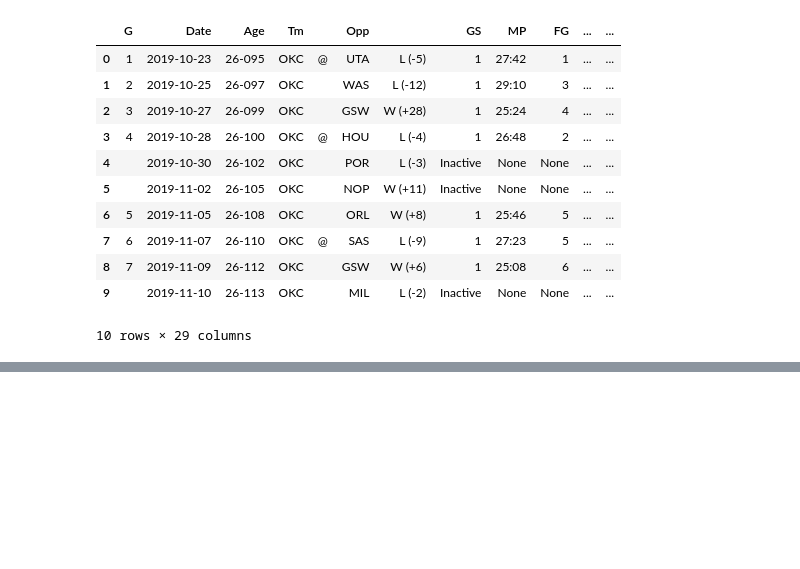
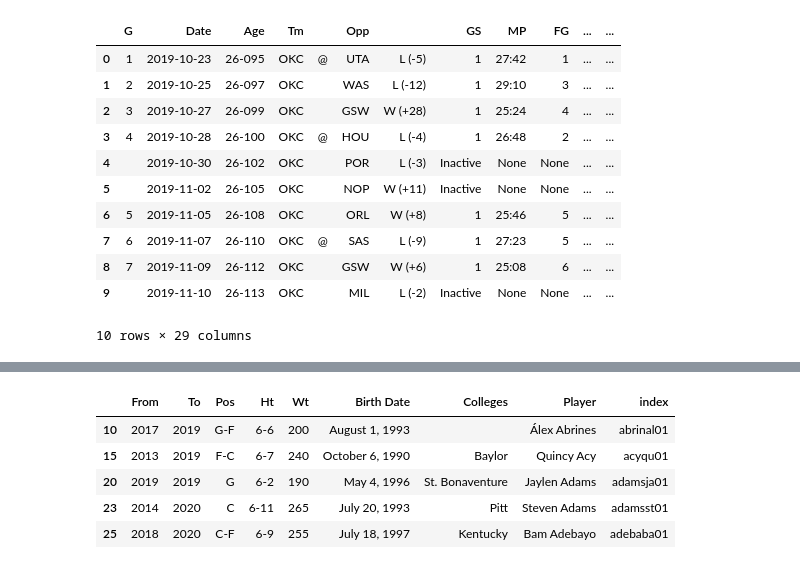
Before and after one commit to Carterbouley/nba_simulation, a Jupyter notebook: Scraping.ipynb, the cells around one changed output, grey strips where cells are left out. Saved outputs shown, nothing was run; the diff lists cells and outputs as text; code cells hidden in the pictures; blank space fills up the shorter version.

```diff
--- a/Scraping.ipynb
+++ b/Scraping.ipynb
@@ -152,0 +107,3 @@ rows
+# %%
+import string
+alphabet = list(string.ascii_lowercase)
@@ -152,0 +168,15 @@ rows
+# %%
+new_df = pd.concat(list_of_dfs)
+# %%
+new_df = new_df[1:]
+# %%
+recent_players = new_df.loc[new_df['To'] >= '2018']
+# %%
+recent_players.head()
+# %% [output]
+|  | From | To | Pos | Ht | Wt | Birth Date | Colleges | Player | index |
+| 10 | 2017 | 2019 | G-F | 6-6 | 200 | August 1, 1993 |  | Álex Abrines | abrinal01 |
+| 15 | 2013 | 2019 | F-C | 6-7 | 240 | October 6, 1990 | Baylor | Quincy Acy | acyqu01 |
+| 20 | 2019 | 2019 | G | 6-2 | 190 | May 4, 1996 | St. Bonaventure | Jaylen Adams | adamsja01 |
+| 23 | 2014 | 2020 | C | 6-11 | 265 | July 20, 1993 | Pitt | Steven Adams | adamsst01 |
+| 25 | 2018 | 2020 | C-F | 6-9 | 255 | July 18, 1997 | Kentucky | Bam Adebayo | adebaba01 |
```
Also changed, not shown: parts of 22 cells of this notebook.
